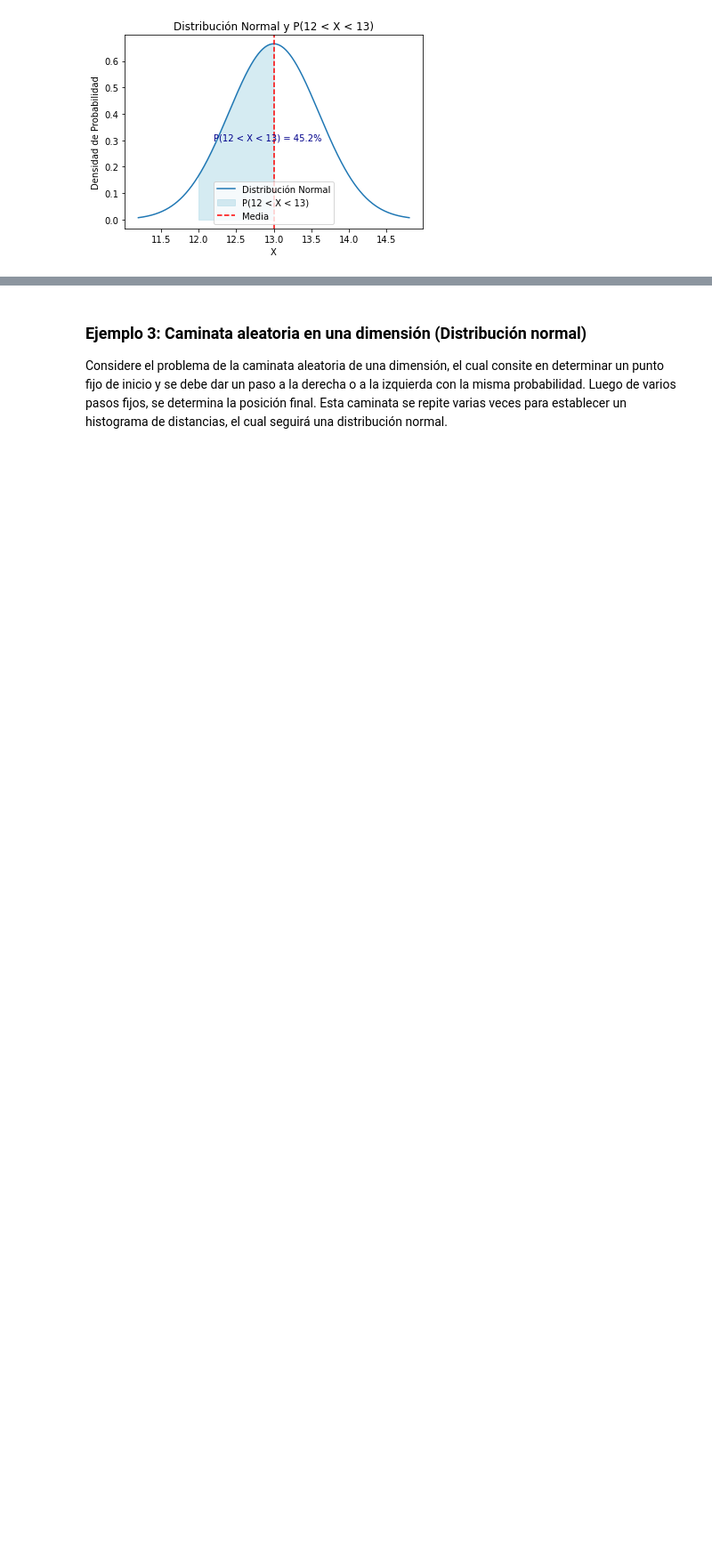
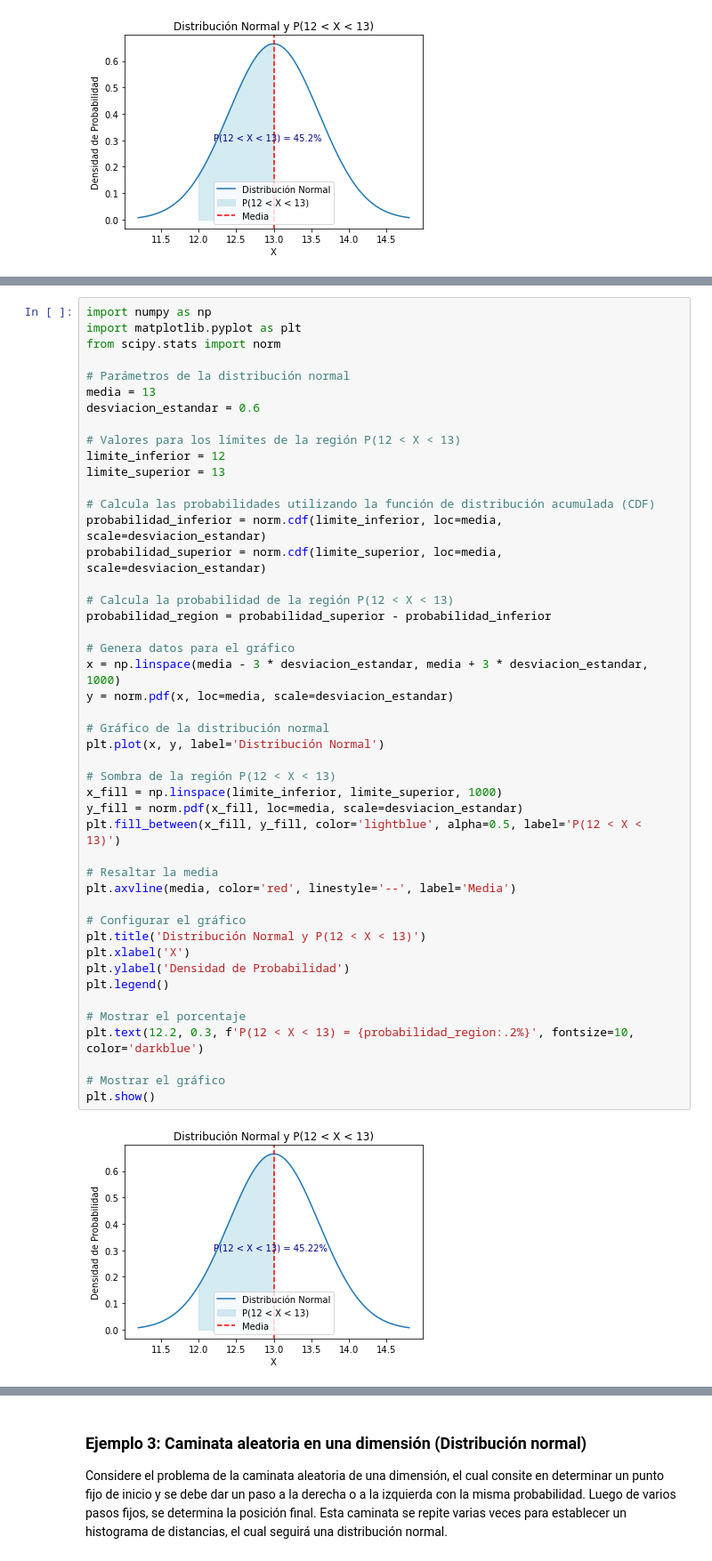
Before and after one commit to waalzate/StatisticsJala, a Jupyter notebook: Semana5-DistribucionesContinuas/Semana5.ipynb, the cells around one changed output, grey strips where cells are left out. Shown: that part at 89% size. Cells and saved outputs as stored; diff of their text form; blank space fills up the shorter version.

```diff
--- a/Semana5-DistribucionesContinuas/Semana5.ipynb
+++ b/Semana5-DistribucionesContinuas/Semana5.ipynb
@@ -418,0 +577,48 @@ plt.show()
+# %%
+import numpy as np
+import matplotlib.pyplot as plt
+from scipy.stats import norm
+
+# Parámetros de la distribución normal
+media = 13
+desviacion_estandar = 0.6
+
+# Valores para los límites de la región P(12 < X < 13)
+limite_inferior = 12
+limite_superior = 13
+
+# Calcula las probabilidades utilizando la función de distribución acumulada (CDF)
+probabilidad_inferior = norm.cdf(limite_inferior, loc=media, scale=desviacion_estandar)
+probabilidad_superior = norm.cdf(limite_superior, loc=media, scale=desviacion_estandar)
+
+# Calcula la probabilidad de la región P(12 < X < 13)
+probabilidad_region = probabilidad_superior - probabilidad_inferior
+
+# Genera datos para el gráfico
+x = np.linspace(media - 3 * desviacion_estandar, media + 3 * desviacion_estandar, 1000)
+y = norm.pdf(x, loc=media, scale=desviacion_estandar)
+
+# Gráfico de la distribución normal
+plt.plot(x, y, label='Distribución Normal')
+
+# Sombra de la región P(12 < X < 13)
+x_fill = np.linspace(limite_inferior, limite_superior, 1000)
+y_fill = norm.pdf(x_fill, loc=media, scale=desviacion_estandar)
+plt.fill_between(x_fill, y_fill, color='lightblue', alpha=0.5, label='P(12 < X < 13)')
+
+# Resaltar la media
+plt.axvline(media, color='red', linestyle='--', label='Media')
+
+# Configurar el gráfico
+plt.title('Distribución Normal y P(12 < X < 13)')
+plt.xlabel('X')
+plt.ylabel('Densidad de Probabilidad')
+plt.legend()
+
+# Mostrar el porcentaje
+plt.text(12.2, 0.3, f'P(12 < X < 13) = {probabilidad_region:.2%}', fontsize=10, color='darkblue')
+
+# Mostrar el gráfico
+plt.show()
+# %% [output]
+[figure, added]
```
Also changed, not shown: parts of 24 cells of this notebook, 3 other files.
